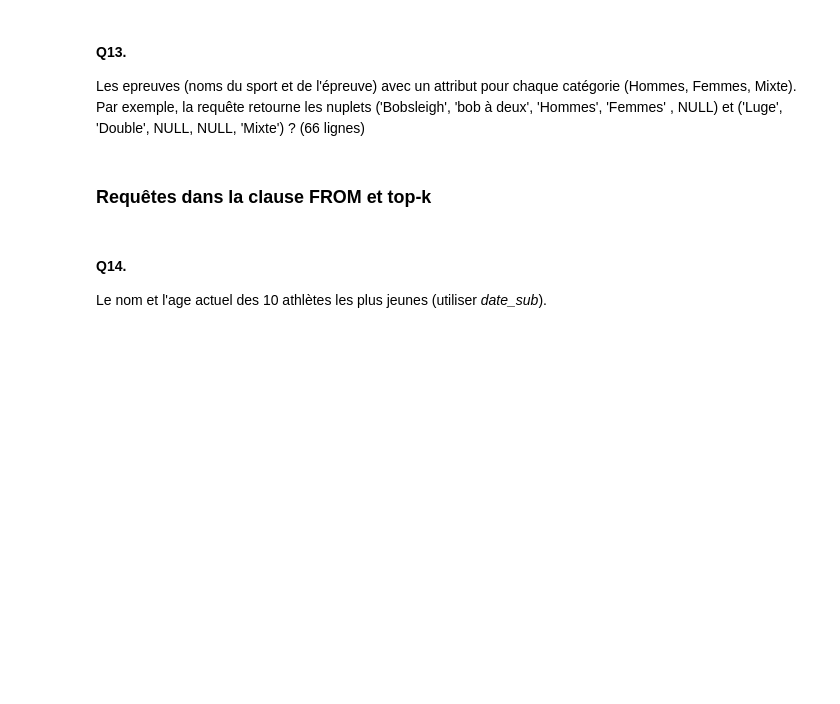
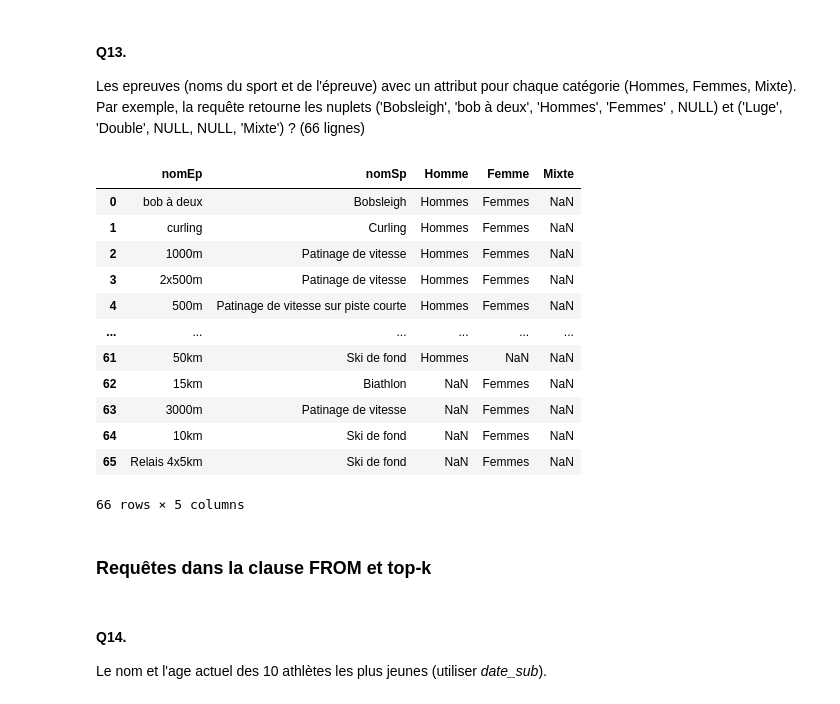
Before and after one commit to A-Aboo/UL2IN0019, a Jupyter notebook: TME 8 Compléments SQL-20260423/TD_TP_8_ETUDIANTS.ipynb, the cells around one changed output. Drawn from its saved outputs; the diff is of its cells as text; code cells hidden in the pictures; blank space fills up the shorter version.

```diff
--- a/TME 8 Compléments SQL-20260423/TD_TP_8_ETUDIANTS.ipynb
+++ b/TME 8 Compléments SQL-20260423/TD_TP_8_ETUDIANTS.ipynb
@@ -485,10 +500,28 @@ db.execute(query).df()
 Les epreuves (noms du sport et de l'épreuve) avec un attribut pour chaque catégorie (Hommes, Femmes, Mixte). Par exemple, la requête retourne les nuplets ('Bobsleigh', 'bob à deux', 'Hommes',  'Femmes' , NULL) et ('Luge', 'Double', NULL, NULL, 'Mixte') ? (66 lignes)
 # %%
 query="""
-
+select distinct e.nomep , s.nomsp, eh.categorie as Homme, ef.categorie as Femme , em.categorie as Mixte
+from epreuve e join sport s on s.sid = e.sid
+left join epreuve eh on eh.sid = e.sid and eh.nomep = e.nomep and eh.categorie = 'Hommes'
+left join epreuve ef on ef.sid = e.sid and ef.nomep = e.nomep and ef.categorie = 'Femmes'
+left join epreuve em on em.sid = e.sid and em.nomep = e.nomep and em.categorie = 'Mixte'
 """
 
 db.execute(query).df()
+# %% [output]
+|  | nomEp | nomSp | Homme | Femme | Mixte |
+| 0 | bob à deux | Bobsleigh | Hommes | Femmes | NaN |
+| 1 | curling | Curling | Hommes | Femmes | NaN |
+| 2 | 1000m | Patinage de vitesse | Hommes | Femmes | NaN |
+| 3 | 2x500m | Patinage de vitesse | Hommes | Femmes | NaN |
+| 4 | 500m | Patinage de vitesse sur piste courte | Hommes | Femmes | NaN |
+| ... | ... | ... | ... | ... | ... |
+| 61 | 50km | Ski de fond | Hommes | NaN | NaN |
+| 62 | 15km | Biathlon | NaN | Femmes | NaN |
+| 63 | 3000m | Patinage de vitesse | NaN | Femmes | NaN |
+| 64 | 10km | Ski de fond | NaN | Femmes | NaN |
+| 65 | Relais 4x5km | Ski de fond | NaN | Femmes | NaN |
+66 rows × 5 columns
 # %% [markdown]
 ### Requêtes dans la clause FROM et top-k
 # %% [markdown]
```
Also changed, not shown: parts of 6 cells of this notebook.
